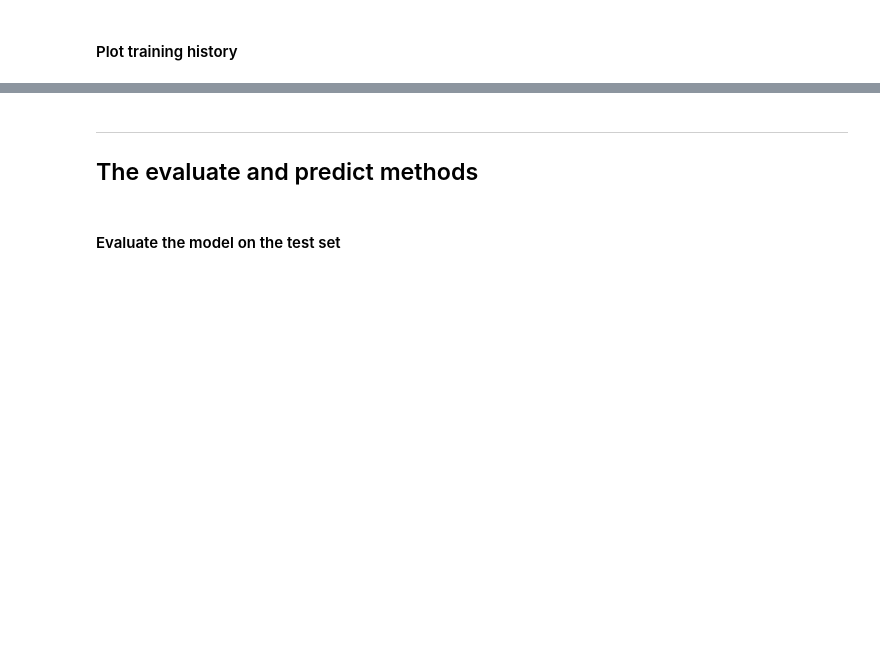
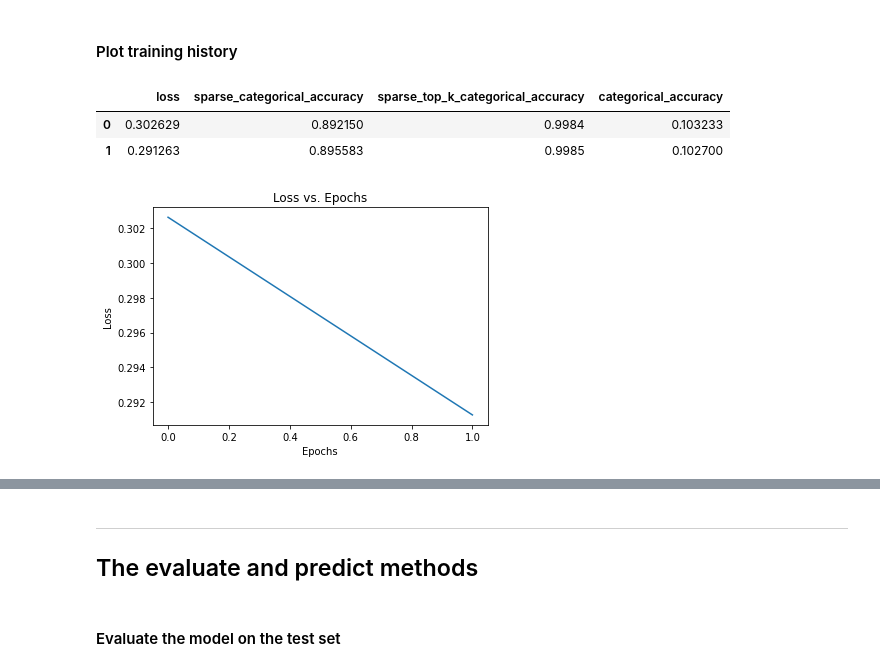
Before and after one commit to hamedmirsadeghi/DeepLearning, a Jupyter notebook: Keras_Tutorial.ipynb, the cells around one changed output, grey strips where cells are left out. Cells and saved outputs as stored; diff of their text form; code cells hidden in the pictures; blank space fills up the shorter version.

```diff
--- a/Keras_Tutorial.ipynb
+++ b/Keras_Tutorial.ipynb
@@ -80,2 +82,19 @@ None
+# %%
+# Define the model optimizer, loss function and metrics
+# model.compile(optimizer='adam' , # sgd , rmspro
+#               loss='sparse_categorical_crossentropy',
+#               metrics=['accuracy']) # mae, mpe,
+
+model.compile(optimizer= tf.keras.optimizers.Adam(learning_rate = 0.005),
+              loss = tf.keras.losses.SparseCategoricalCrossentropy(),
+              metrics = [tf.keras.metrics.sparse_categorical_accuracy,
+                         tf.keras.metrics.sparse_top_k_categorical_accuracy,
+                         tf.keras.metrics.categorical_accuracy]
+                         )
+
+# model.compile(
+#             optimizer=tf.keras.optimizers.Adadelta(),
+#             loss='sparse_categorical_crossentropy',
+#             metrics=['sparse_categorical_accuracy'])
 # %%
 # Print the resulting model attributes
@@ -122,0 +166,3 @@ labels = [
+# %%
+# Fit the model
+history = model.fit(train_images[...,np.newaxis], train_labels, epochs = 2, batch_size=256, verbose =2 )
@@ -124,4 +175,16 @@ labels = [
 #### Plot training history
 # %%
 # Load the history into a pandas Dataframe
+df= pd.DataFrame(history.history)
+df.head()
+# %% [output]
+|  | loss | sparse_categorical_accuracy | sparse_top_k_categorical_accuracy | categorical_accuracy |
+| 0 | 0.302629 | 0.892150 | 0.9984 | 0.103233 |
+| 1 | 0.291263 | 0.895583 | 0.9985 | 0.102700 |
+# %%
+# Make a plot for the loss
+loss_plot = df.plot(y='loss', title = "Loss vs. Epochs", legend = False);
+loss_plot.set(xlabel='Epochs', ylabel ='Loss');
+# %% [output]
+[figure, added]
 # %%
```
Also changed, not shown: parts of 19 cells of this notebook.
